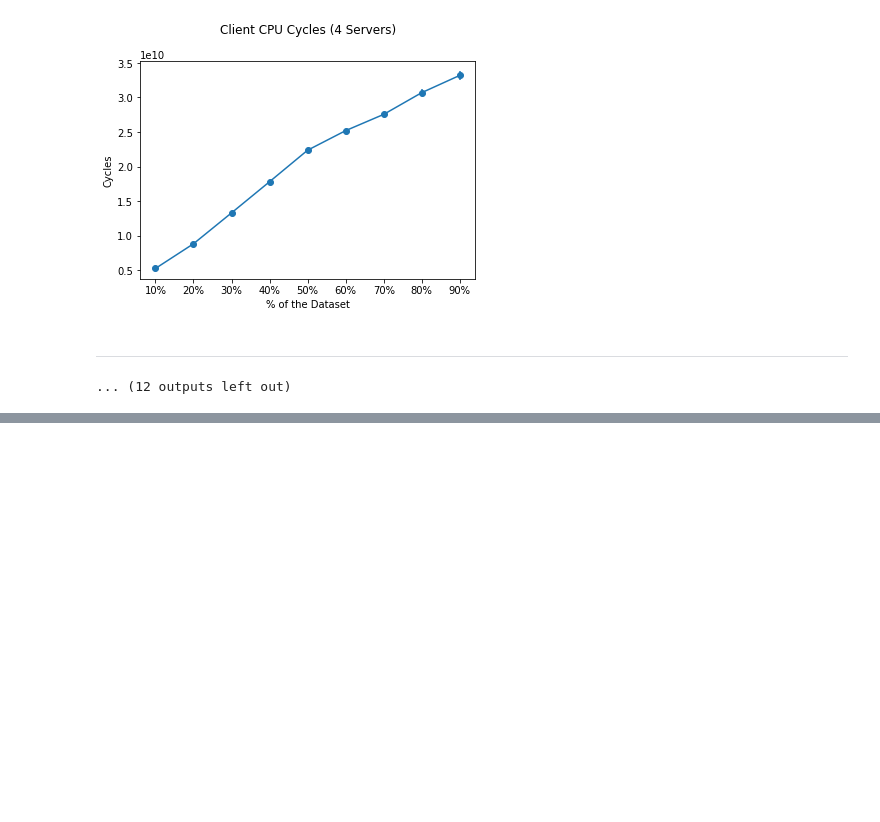
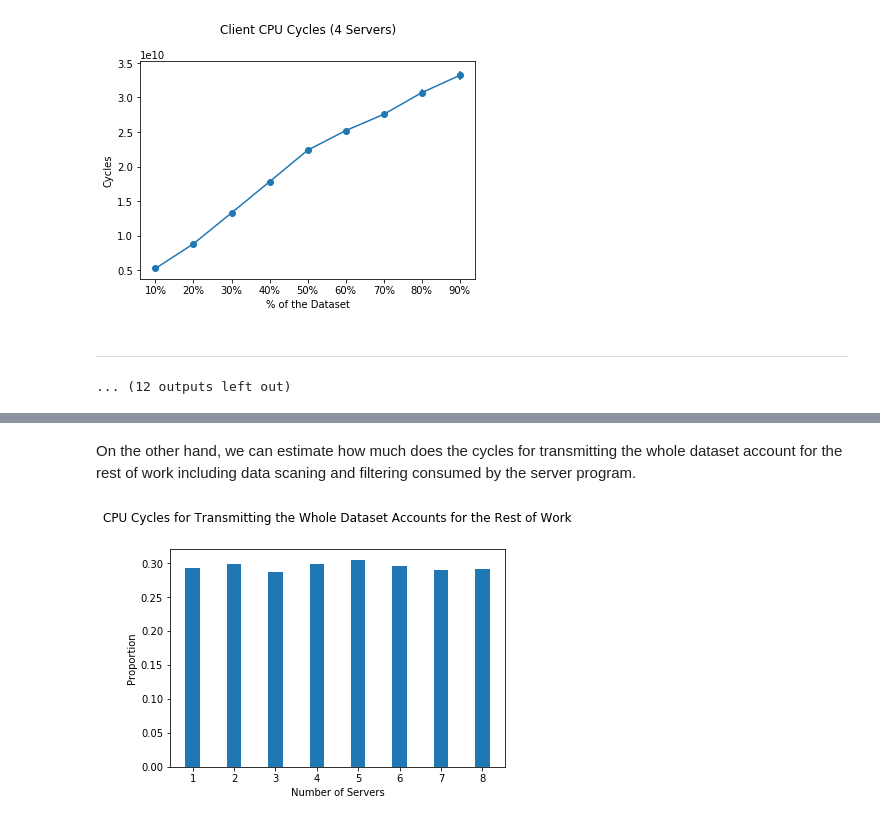
Before and after one commit to ljishen/EuCycles, a Jupyter notebook: analysis/notebooks/visualization_percentage_le_8servs.ipynb, the cells around one changed output, grey strips where cells are left out. Saved outputs shown, nothing was run; the diff lists cells and outputs as text; code cells hidden in the pictures; blank space fills up the shorter version.

```diff
--- a/analysis/notebooks/visualization_percentage_le_8servs.ipynb
+++ b/analysis/notebooks/visualization_percentage_le_8servs.ipynb
@@ -208,0 +289,17 @@ for num_servs in range(1, len(df.index) + 1):
+# %% [markdown]
+On the other hand, we can estimate how much does the cycles for transmitting the whole dataset account for the rest of work including data scaning and filtering consumed by the server program.
+# %%
+ind = np.arange(len(p1_args))
+fig, ax = plt.subplots()
+ax.bar(ind,
+       [args[0] / args[1] for args in p1_args], WIDTH)
+
+ax.set_ylabel('Proportion')
+ax.set_xlabel('Number of Servers')
+ax.set_title('CPU Cycles for Transmitting the Whole Dataset Accounts for the Rest of Work', y=1.1)
+ax.set_xticks(ind)
+ax.set_xticklabels(range(1, len(p1_args) + 1))
+
+plt.show()
+# %% [output]
+[figure, added]
```
Also changed, not shown: parts of 11 cells of this notebook.
